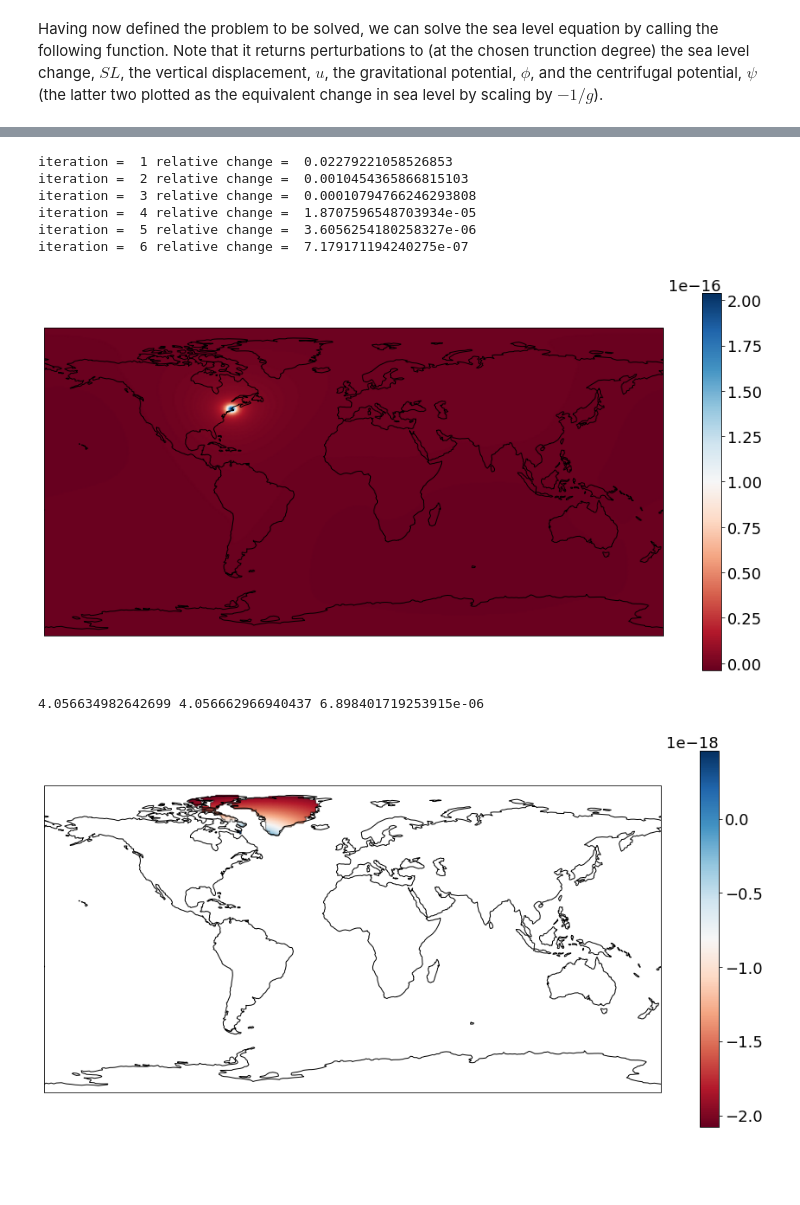
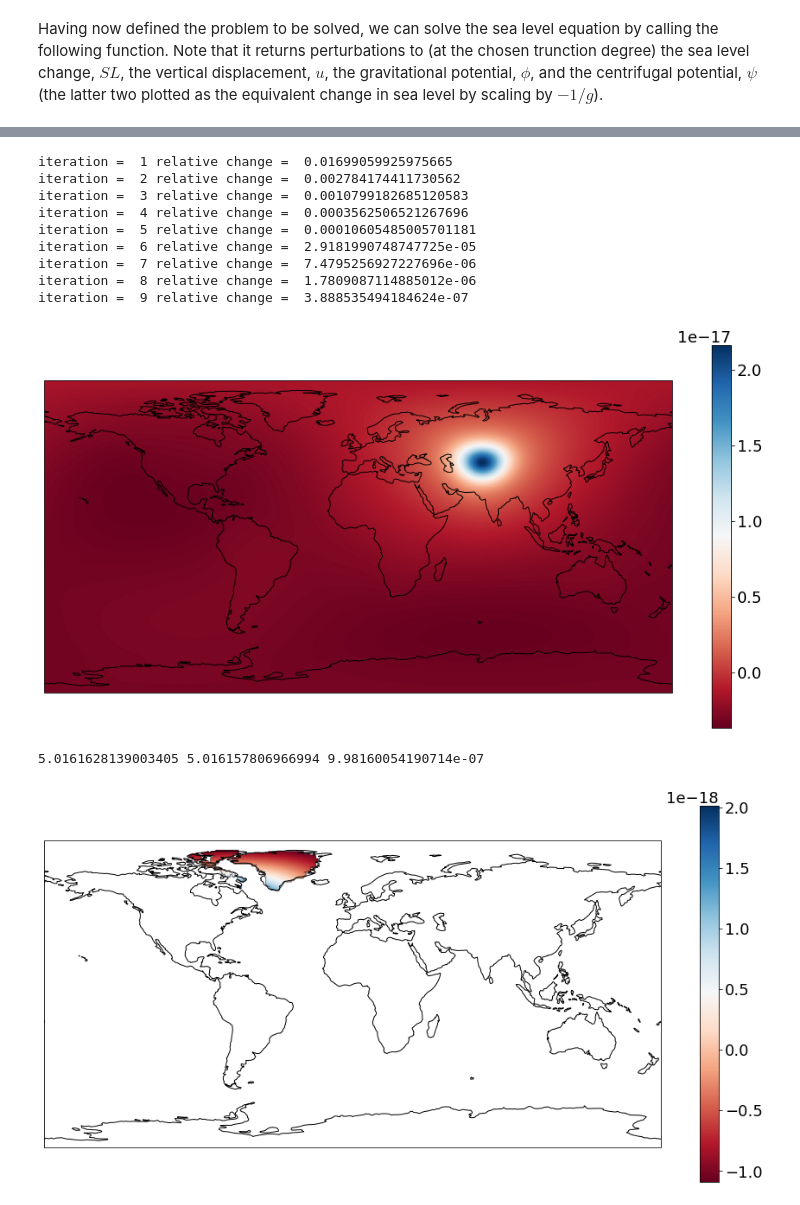
Before and after one commit to da380/SLReciprocityGJI, a Jupyter notebook: SL_forward.ipynb, the cells around one changed output, grey strips where cells are left out. Drawn from its saved outputs; the diff is of its cells as text; code cells hidden in the pictures; blank space fills up the shorter version.

```diff
--- a/SL_forward.ipynb
+++ b/SL_forward.ipynb
@@ -79,35 +79,38 @@ iteration =  7 relative change =  4.4300418504537055e-07
 # %%
 # set the observation point and set the adjoint loads
 lats = np.zeros(1)
 lons = np.zeros(1)
 w = np.zeros(1)
 lats[0] =  42.3
-lons[0] =  -71.1
-zeta_d   = SL. point_load(L,lats,lons,angle = 2)
+lons[0] =  71.1
+zeta_d   = SL. point_load(L,lats,lons,angle = 10)
 
 # act the adjoint load on the sea level to get the observation
 J =   SL.surface_integral(zeta_d*sl)
 
 sl_d,_,_,_,_ = SL.fingerprint(C,zeta_d)
 SL.geo_plot(sl_d)
 
 
 # act the load on the adjoint sea level
 J2 =   SL.surface_integral(zeta*sl_d)
 
 # compare the two values
 print(J,J2,np.abs(J-J2)/np.abs(J))
 # %% [output]
-iteration =  1 relative change =  0.02279221058526853
-iteration =  2 relative change =  0.0010454365866815103
-iteration =  3 relative change =  0.00010794766246293808
-iteration =  4 relative change =  1.8707596548703934e-05
-iteration =  5 relative change =  3.6056254180258327e-06
-iteration =  6 relative change =  7.179171194240275e-07
+iteration =  1 relative change =  0.01699059925975665
+iteration =  2 relative change =  0.002784174411730562
+iteration =  3 relative change =  0.0010799182685120583
+iteration =  4 relative change =  0.0003562506521267696
+iteration =  5 relative change =  0.00010605485005701181
+iteration =  6 relative change =  2.9181990748747725e-05
+iteration =  7 relative change =  7.4795256927227696e-06
+iteration =  8 relative change =  1.7809087114885012e-06
+iteration =  9 relative change =  3.888535494184624e-07
-[figure, old version]
+[figure, new version]
-4.056634982642699 4.056662966940437 6.898401719253915e-06
+5.0161628139003405 5.016157806966994 9.98160054190714e-07
 # %%
 mask = SL.greenland_mask(C,ice0)
 SL.geo_plot(sl_d*mask)
 # %% [output]
-[figure, old version]
+[figure, new version]
```
Also changed, not shown: parts of 2 cells of this notebook, 2 other files.
